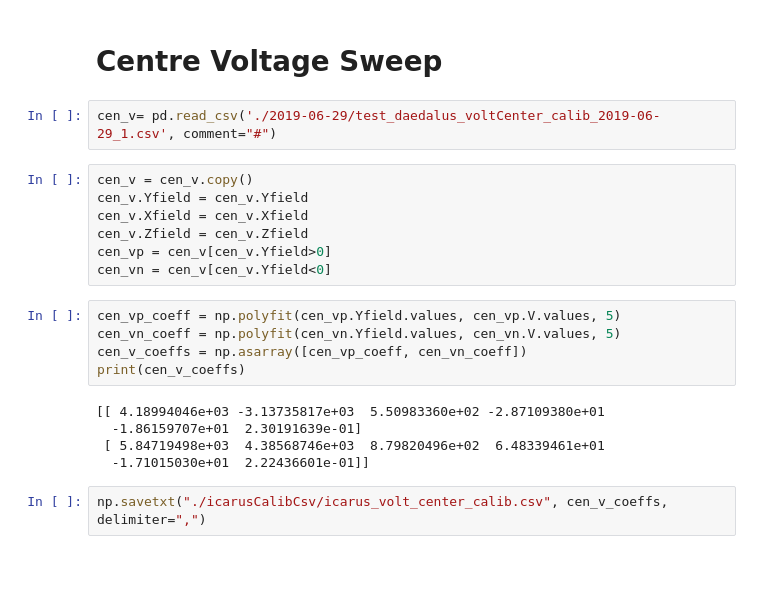
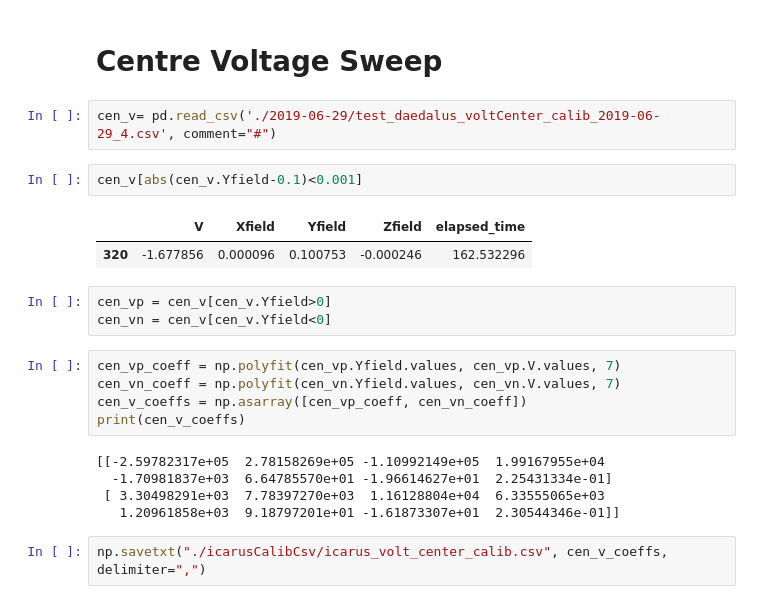
Before and after one commit to jeraldtm/Icarus, a Jupyter notebook: icarus_calib_shims.ipynb, the cells around one changed output. Cells and saved outputs as stored; diff of their text form; blank space fills up the shorter version.

```diff
--- a/icarus_calib_shims.ipynb
+++ b/icarus_calib_shims.ipynb
@@ -8,23 +8,24 @@ import hvplot.xarray
 # %% [markdown]
 # Centre Voltage Sweep
 # %%
-cen_v= pd.read_csv('./2019-06-29/test_daedalus_voltCenter_calib_2019-06-29_1.csv', comment="#")
+cen_v= pd.read_csv('./2019-06-29/test_daedalus_voltCenter_calib_2019-06-29_4.csv', comment="#")
+# %%
+cen_v[abs(cen_v.Yfield-0.1)<0.001]
+# %% [output]
+|  | V | Xfield | Yfield | Zfield | elapsed_time |
+| 320 | -1.677856 | 0.000096 | 0.100753 | -0.000246 | 162.532296 |
 # %%
-cen_v = cen_v.copy()
-cen_v.Yfield = cen_v.Yfield
-cen_v.Xfield = cen_v.Xfield
-cen_v.Zfield = cen_v.Zfield
 cen_vp = cen_v[cen_v.Yfield>0]
 cen_vn = cen_v[cen_v.Yfield<0]
 # %%
-cen_vp_coeff = np.polyfit(cen_vp.Yfield.values, cen_vp.V.values, 5)
-cen_vn_coeff = np.polyfit(cen_vn.Yfield.values, cen_vn.V.values, 5)
+cen_vp_coeff = np.polyfit(cen_vp.Yfield.values, cen_vp.V.values, 7)
+cen_vn_coeff = np.polyfit(cen_vn.Yfield.values, cen_vn.V.values, 7)
 cen_v_coeffs = np.asarray([cen_vp_coeff, cen_vn_coeff])
 print(cen_v_coeffs)
 # %% [output]
-[[ 4.18994046e+03 -3.13735817e+03  5.50983360e+02 -2.87109380e+01
-  -1.86159707e+01  2.30191639e-01]
- [ 5.84719498e+03  4.38568746e+03  8.79820496e+02  6.48339461e+01
-  -1.71015030e+01  2.22436601e-01]]
+[[-2.59782317e+05  2.78158269e+05 -1.10992149e+05  1.99167955e+04
+  -1.70981837e+03  6.64785570e+01 -1.96614627e+01  2.25431334e-01]
+ [ 3.30498291e+03  7.78397270e+03  1.16128804e+04  6.33555065e+03
+   1.20961858e+03  9.18797201e+01 -1.61873307e+01  2.30544346e-01]]
 # %%
 np.savetxt("./icarusCalibCsv/icarus_volt_center_calib.csv", cen_v_coeffs, delimiter=",")
```
Also changed, not shown: parts of 4 cells of this notebook, 1 other file.
